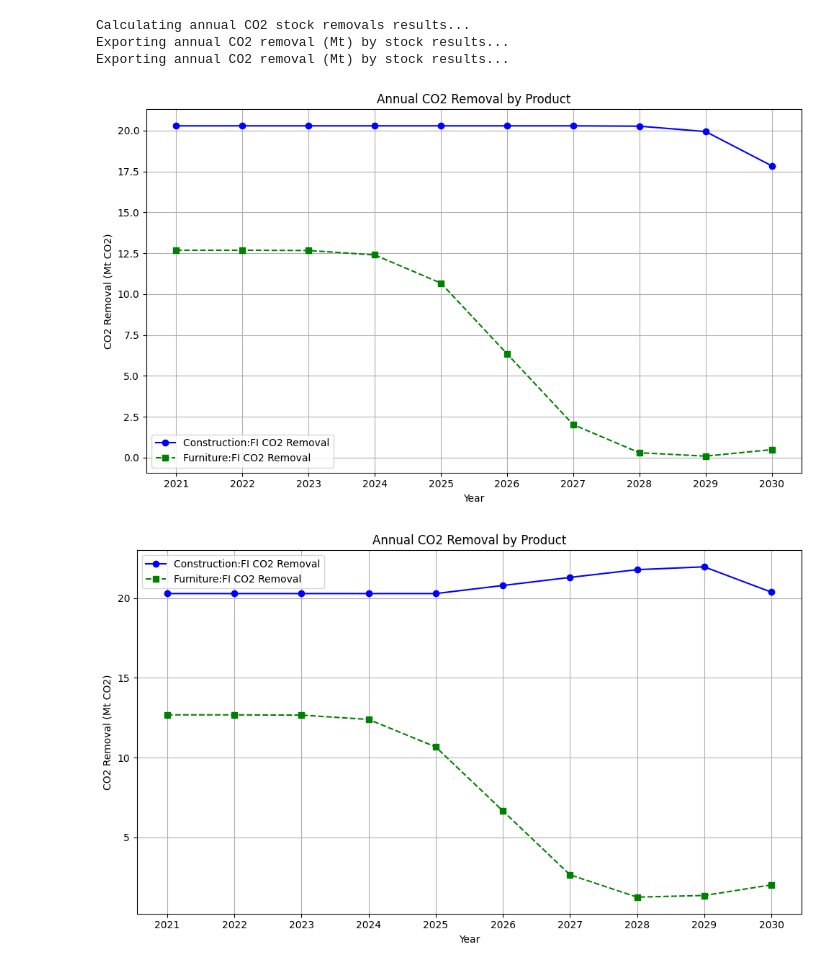
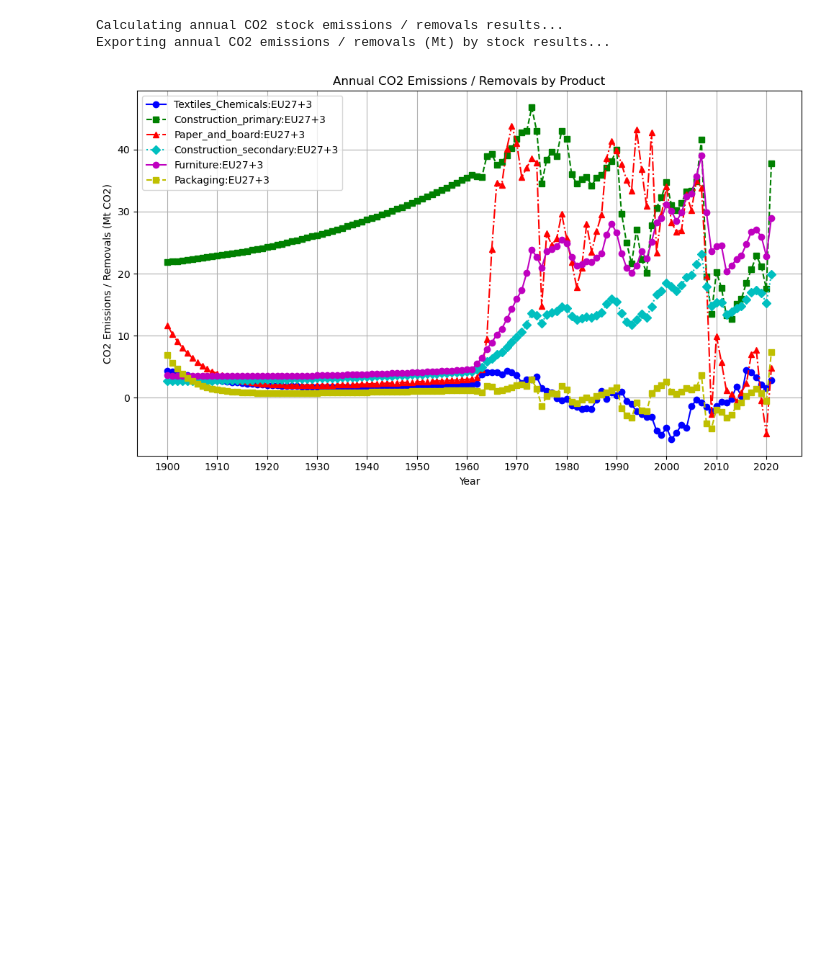
Before and after one commit to EuropeanForestInstitute/aiphoria, a Jupyter notebook: example.ipynb, the cells around one changed output. Drawn from its saved outputs; the diff is of its cells as text; code cells hidden in the pictures; blank space fills up the shorter version.

Commit message:
Updated: titles and captions for emissions / removals graph

```diff
--- a/example.ipynb
+++ b/example.ipynb
@@ -27,7 +27,9 @@ create_output_directory(os.path.join(os.getcwd(), "output"))
 
 # Load data from file using the DataProvider
 # and get model parameters from the file
-filename = "data/example_data.xlsx"
+#filename = "data/example_data.xlsx"
+#filename = "data/Static_2021_27_01_25_with_othersVAM.xlsx"
+filename = "data/Input_dynamic_others_JWEE_EU27.3_300125.xlsx"
 
 print("Loading data from file {}...".format(filename))
 dataprovider = None
@@ -404,7 +485,7 @@ Build dynamic stock results...
 # *****************************************************
 # * Step 6: Convert the carbon stocks to CO2 removals *
 # *****************************************************
-print("Calculating annual CO2 stock removals results...")
+print("Calculating annual CO2 stock emissions / removals results...")
 for scenario in scenarios:
     scenario_output_path = scenario_name_to_output_path[scenario.name]
     flow_solver = scenario.flow_solver
@@ -434,42 +515,40 @@ for scenario in scenarios:
         # Get stock inflows and outflows for target indicator
         dsm = indicator_name_to_dsm[target_indicator_name]
         total_inflows_carbon = dsm.i
         total_outflows_carbon = dsm.o
         annual_co2_removal = (total_inflows_carbon - total_outflows_carbon) * conversion_factor_c_to_co2
         results_co2_removals[stock_id] = annual_co2_removal
 
         line_style = line_styles[index % len(line_styles)]
         marker = markers[index % len(markers)]
         color = colors[index % len(colors)]
         plt.plot(years, results_co2_removals[stock_id], marker=marker, linestyle=line_style, color=color,
-                 label=f'{stock_id} CO2 Removal')
+                 label=f'{stock_id}')
 
     plt.xlabel('Year')
-    plt.ylabel('CO2 Removal (Mt CO2)')
-    plt.title('Annual CO2 Removal by Product')
+    plt.ylabel('CO2 Emissions / Removals (Mt CO2)')
+    plt.title('Annual CO2 Emissions / Removals by Product')
     plt.grid(True)
     tick_gap = 1 if len(years) < 15 else 10
     plt.xticks(years[::tick_gap])
     plt.legend()
     plt.tight_layout()
 
     # Export CO2 removal data to CSV
-    print("Exporting annual CO2 removal (Mt) by stock results...")
+    print("Exporting annual CO2 emissions / removals (Mt) by stock results...")
     filename = os.path.join(scenario_output_path, "{}_annual_co2_removal_by_stock.csv".format(scenario.name))
     results_co2_removals.to_csv(path_or_buf=filename, index=False, mode="w")
 
     # Export CO2 removal plot as SVG
     filename = os.path.join(scenario_output_path, "{}_annual_co2_removal_by_product.svg".format(scenario.name))
     plt.savefig(filename, format='svg')
 
     if model_params[ParameterName.ShowPlots]:
         plt.show()
 # %% [output]
-Calculating annual CO2 stock removals results...
-Exporting annual CO2 removal (Mt) by stock results...
-Exporting annual CO2 removal (Mt) by stock results...
+Calculating annual CO2 stock emissions / removals results...
+Exporting annual CO2 emissions / removals (Mt) by stock results...
-[figure, old version]
+[figure, new version]
-[figure, removed]
 # %%
 # ************************************************************
 # * Step 7: Visualize inflows per year to selected processes *
```
Also changed, not shown: parts of 5 cells of this notebook.
